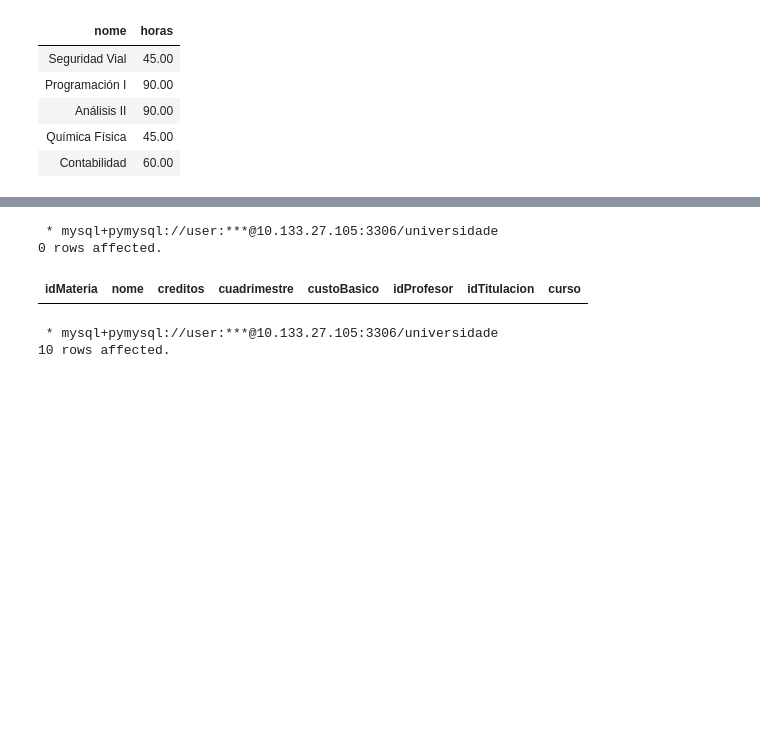
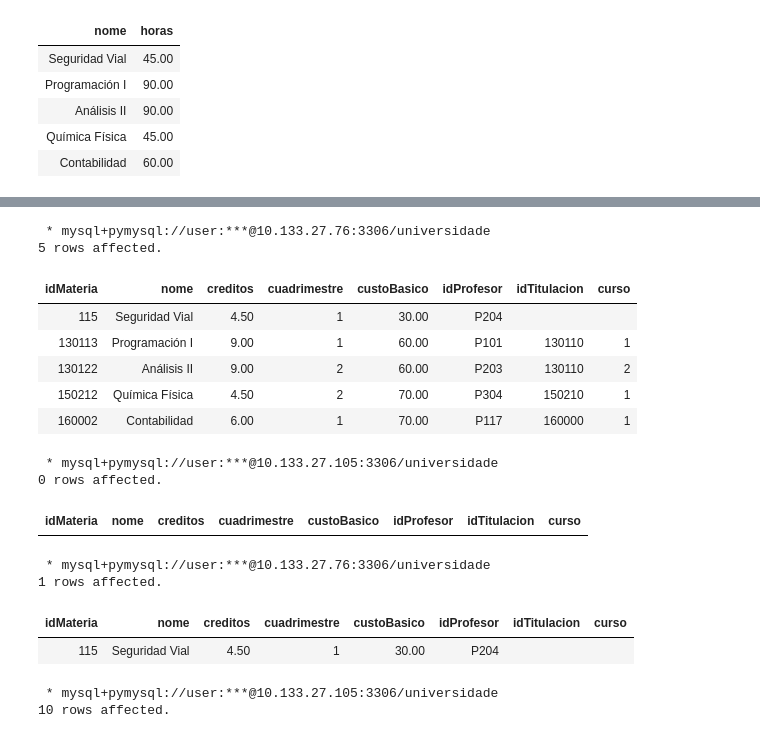
Before and after one commit to bigdatawirtz/escenarios, a Jupyter notebook: practica-sql-universidade/sql/consultas-SQL-I-solucion.ipynb, the cells around one changed output, grey strips where cells are left out. Cells and saved outputs as stored; diff of their text form; code cells hidden in the pictures; blank space fills up the shorter version.

```diff
--- a/practica-sql-universidade/sql/consultas-SQL-I-solucion.ipynb
+++ b/practica-sql-universidade/sql/consultas-SQL-I-solucion.ipynb
@@ -413 +426,16 @@ dataNacemento IS NULL
+# %%
+%%sql
+SELECT
+*
+FROM
+materia
+# %% [output]
+ * mysql+pymysql://user:***@10.133.27.76:3306/universidade
+5 rows affected.
+| idMateria | nome | creditos | cuadrimestre | custoBasico | idProfesor | idTitulacion | curso |
+| 115 | Seguridad Vial | 4.50 | 1 | 30.00 | P204 |  |  |
+| 130113 | Programación I | 9.00 | 1 | 60.00 | P101 | 130110 | 1 |
+| 130122 | Análisis II | 9.00 | 2 | 60.00 | P203 | 130110 | 2 |
+| 150212 | Química Física | 4.50 | 2 | 70.00 | P304 | 150210 | 1 |
+| 160002 | Contabilidad | 6.00 | 1 | 70.00 | P117 | 160000 | 1 |
 # %%
@@ -422,6 +451,20 @@ idTitulacion IS NULL
  * mysql+pymysql://user:***@10.133.27.105:3306/universidade
 0 rows affected.
 | idMateria | nome | creditos | cuadrimestre | custoBasico | idProfesor | idTitulacion | curso |
+# %%
+# Controlamos valores de texto baleiros
+%%sql
+SELECT
+*
+FROM
+materia
+WHERE
+idTitulacion IS NULL OR idTitulacion = ''
+# %% [output]
+ * mysql+pymysql://user:***@10.133.27.76:3306/universidade
+1 rows affected.
+| idMateria | nome | creditos | cuadrimestre | custoBasico | idProfesor | idTitulacion | curso |
+| 115 | Seguridad Vial | 4.50 | 1 | 30.00 | P204 |  |  |
 # %%
 # 26. Listaxe do nome completo das persoas, os seus teléfonos e os seus enderezos,
 # chamando á columna do nome 'NomeCompleto' e á de enderezos 'Enderezo'
```
Also changed, not shown: parts of 11 cells of this notebook, 1 other file.
